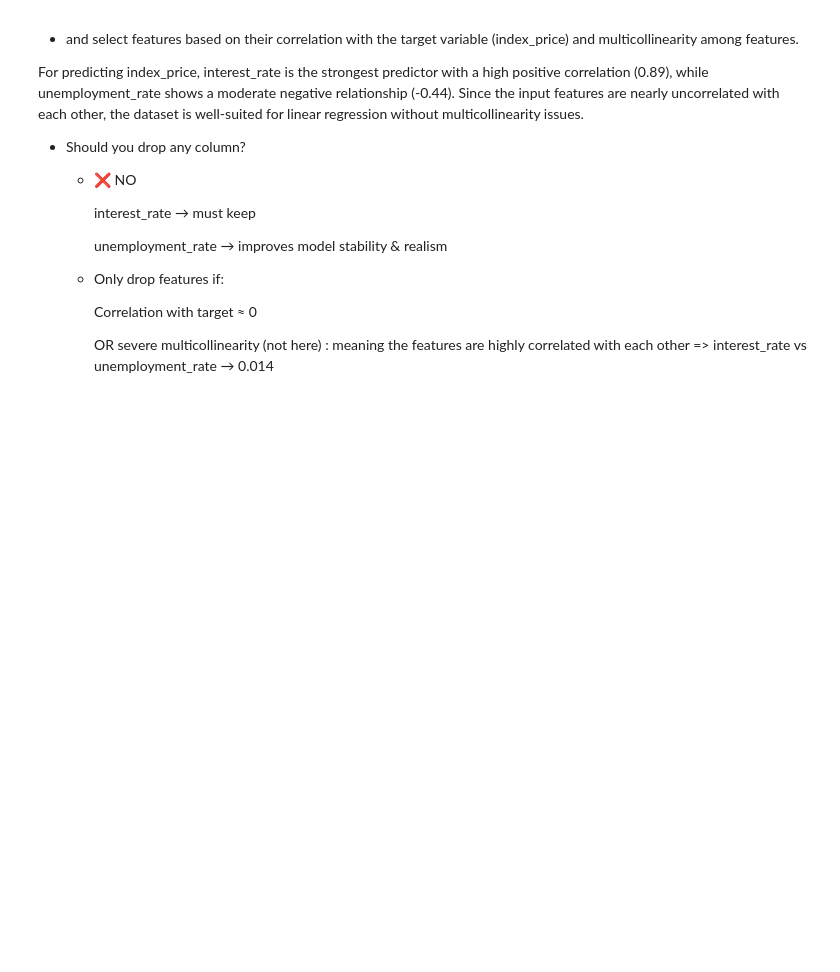
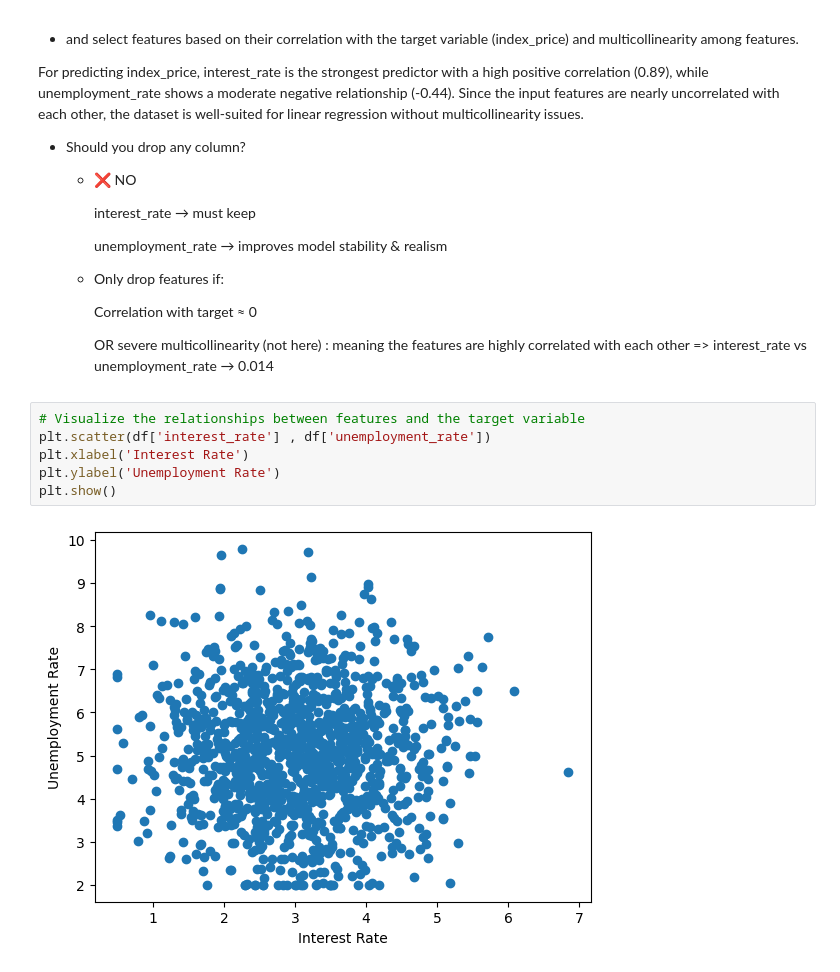
Before and after one commit to DevRitesh08/Machine-Learning-From-Scratch, a Jupyter notebook: experiments/Multiple-Linear-Regression.ipynb, the cells around one changed output. Drawn from its saved outputs; the diff is of its cells as text; blank space fills up the shorter version.

```diff
--- a/experiments/Multiple-Linear-Regression.ipynb
+++ b/experiments/Multiple-Linear-Regression.ipynb
@@ -88,3 +88,11 @@ with each other, the dataset is well-suited for linear regression without multic
         Correlation with target ≈ 0
 
         OR severe multicollinearity (not here) : meaning the features are highly correlated with each other => interest_rate vs unemployment_rate → 0.014
+# %%
+# Visualize the relationships between features and the target variable
+plt.scatter(df['interest_rate'] , df['unemployment_rate'])
+plt.xlabel('Interest Rate')
+plt.ylabel('Unemployment Rate')
+plt.show()
+# %% [output]
+[figure, added]
```
Also changed, not shown: parts of 40 cells of this notebook.
